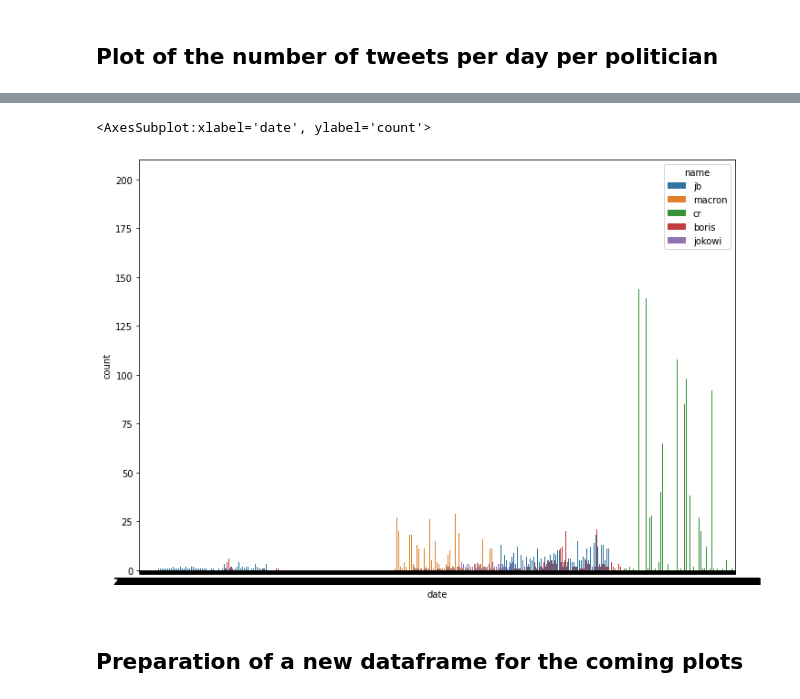
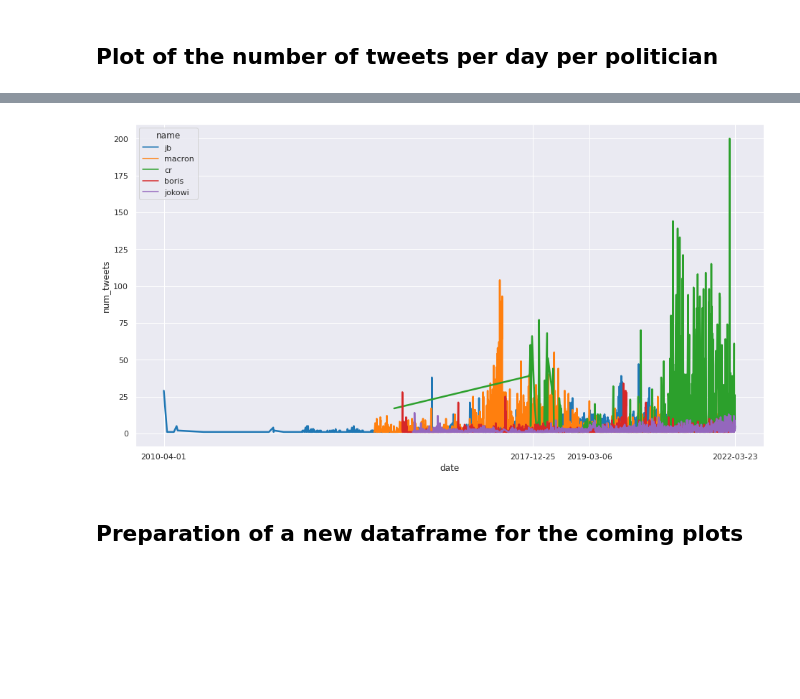
Before and after one commit to reichardtma/prestweets, a Jupyter notebook: notebooks/Data Visualisation.ipynb, the cells around one changed output, grey strips where cells are left out. Cells and saved outputs as stored; diff of their text form; code cells hidden in the pictures; blank space fills up the shorter version.

Commit message:
Cleaned the Data Visualisation file, everything is hidden.

```diff
--- a/notebooks/Data Visualisation.ipynb
+++ b/notebooks/Data Visualisation.ipynb
@@ -135,2 +119,8 @@ pres.head()
+# %%
+pres_per_day = pres.groupby(['date','name'])['content'].count()
+# %%
+pres_per_day = pres_per_day.reset_index()
+# %%
+pres_per_day = pres_per_day.rename(columns={"content": "num_tweets"})
 # %% [markdown]
 ## Plot of the number of tweets per day per politician
@@ -151,9 +127,11 @@ dtype: int64
 # %%
-fig, ax = plt.subplots(figsize=(11.7, 8.27))
-sns.countplot(x='date',ax=ax, data=pres, hue = 'name')
-# # plt.ylim((0,10))
-# # plt.xticks([pres.date.min(), pres.date.max()], ['2010-04-01 01:33:17+0000', '2022-03-23 19:16:49+0000'])
-# # plt.yticks([0, 5, 10], ['0', '5', '10'])
+sns.set(rc={'figure.figsize':(15.7,8.27)})
+sns.lineplot(data=pres_per_day, x = pres_per_day.date, y = pres_per_day.num_tweets,
+             hue= pres_per_day.name, palette="tab10", linewidth=2.5)
+plt.xticks([pres_per_day.date.min(),pres_per_day.date[len(pres_per_day.date)//3],
+            pres_per_day.date[len(pres_per_day.date)//2], pres_per_day.date.max()],
+           [f'{pres_per_day.date.min()}', f'{pres_per_day.date[len(pres_per_day.date)//3]}',
+            f'{pres_per_day.date[len(pres_per_day.date)//2]}',f'{pres_per_day.date.max()}'])
+plt.show()
 # %% [output]
-<AxesSubplot:xlabel='date', ylabel='count'>
-[figure, old version]
+[figure, new version]
```
Also changed, not shown: parts of 20 cells of this notebook.
